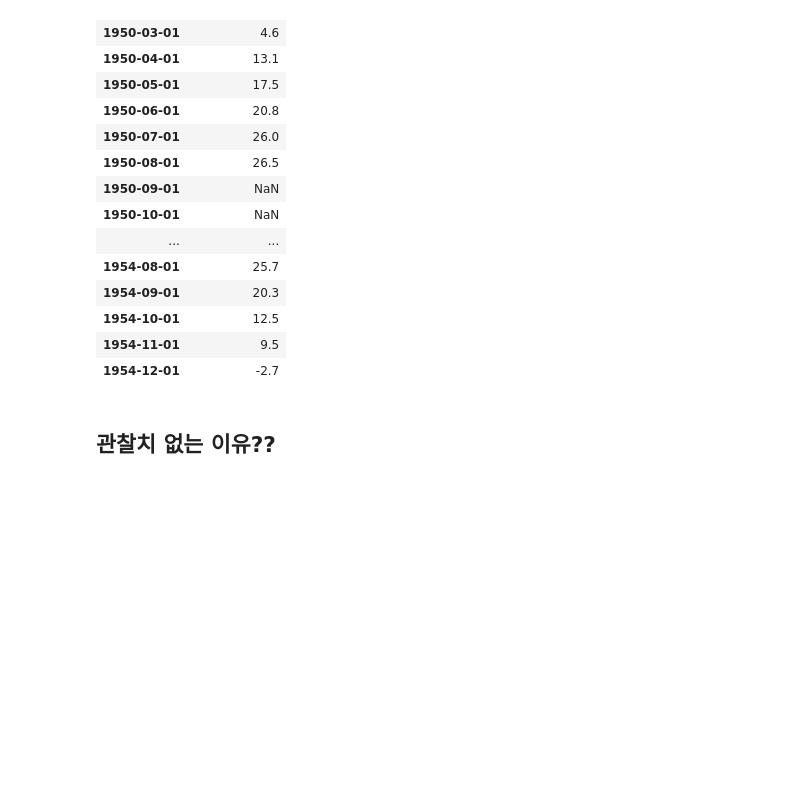
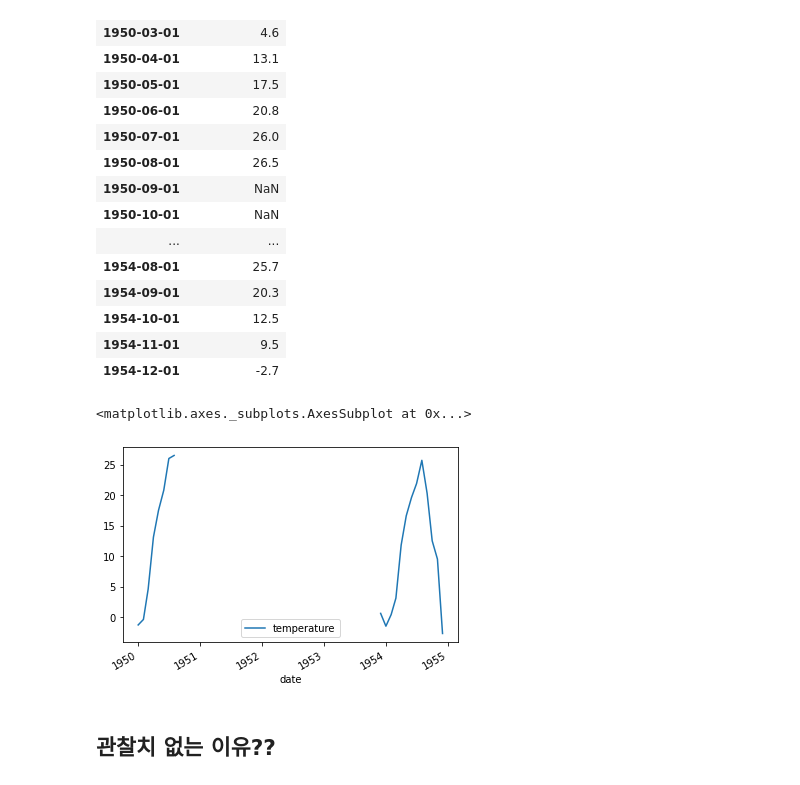
Before and after one commit to koreabao/public_data, a Jupyter notebook: temp_1.ipynb, the cells around one changed output. Saved outputs shown, nothing was run; the diff lists cells and outputs as text; code cells hidden in the pictures; blank space fills up the shorter version.

```diff
--- a/temp_1.ipynb
+++ b/temp_1.ipynb
@@ -501,6 +501,11 @@ tp3['1950':'1954']
 | 1954-10-01 | 12.5 |
 | 1954-11-01 | 9.5 |
 | 1954-12-01 | -2.7 |
+# %%
+tp3['1950':'1954'].plot()
+# %% [output]
+<matplotlib.axes._subplots.AxesSubplot at 0x...>
+[figure, added]
 # %% [markdown]
 ## **관찰치 없는 이유??**
 # %% [markdown]
```
Also changed, not shown: parts of 5 cells of this notebook.
